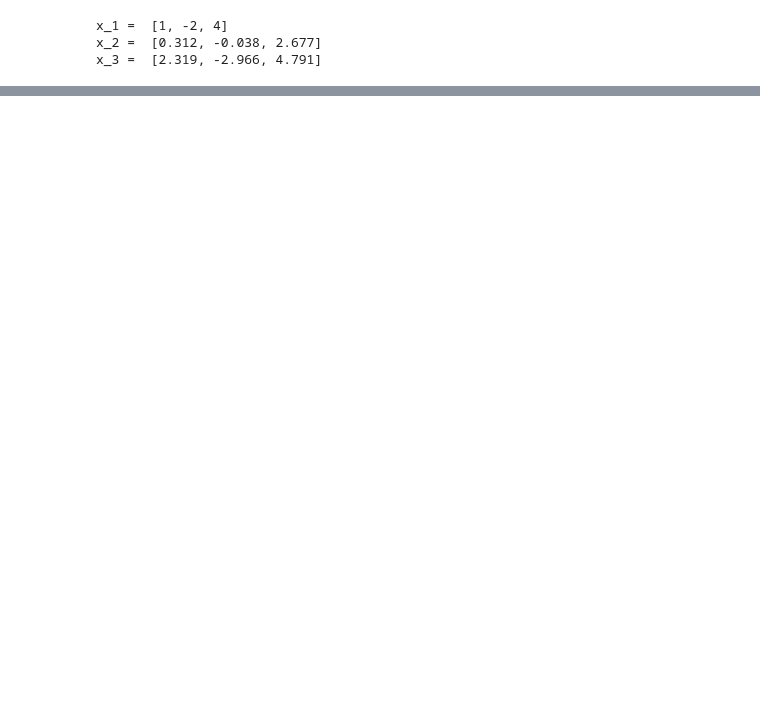
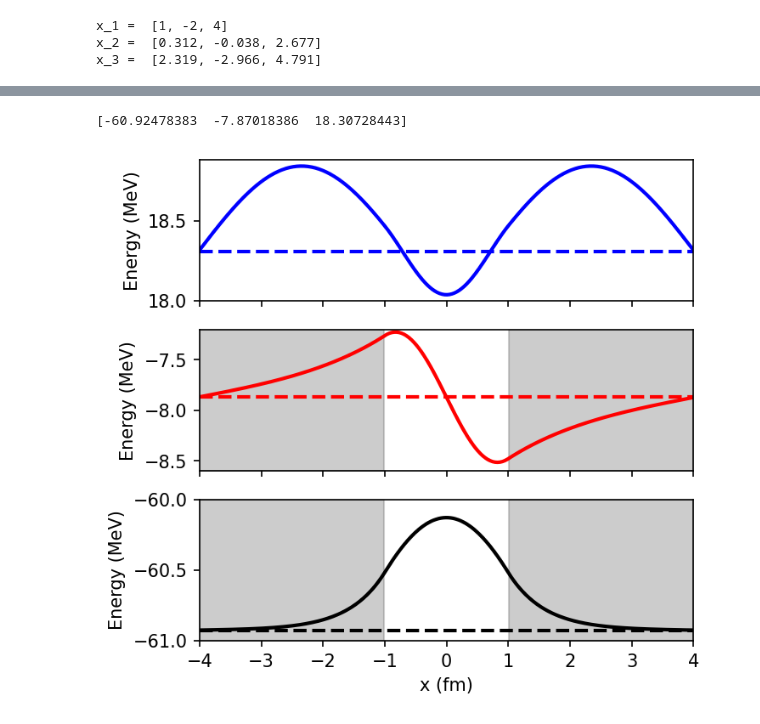
Before and after one commit to saturnaxis/CompPhysics, a Jupyter notebook: docs/_sources/Chapter_7/Eigenvalues.ipynb, the cells around one changed output, grey strips where cells are left out. Drawn from its saved outputs; the diff is of its cells as text; code cells hidden in the pictures; blank space fills up the shorter version.

```diff
--- a/docs/_sources/Chapter_7/Eigenvalues.ipynb
+++ b/docs/_sources/Chapter_7/Eigenvalues.ipynb
@@ -344,0 +444,67 @@ lambda_2 =  (0.587-1.321j)
+# %%
+import numpy as np
+from numpy.linalg import eigh
+import matplotlib.pyplot as plt
+from scipy.constants import hbar, m_p, eV
+
+
+fm = 1e-15
+const = hbar**2/(2*m_p)/(eV*1e6*fm**2) #2*m_p/hbar**2 converted to MeV fm**2 units
+V_o = -83
+
+well_width = 2.
+well_left, well_right = -well_width/2, well_width/2
+
+x_left, x_right = -4., 4.
+n_steps = 401
+h = (x_right-x_left)/n_steps
+x = np.arange(x_left,x_right+h,h)
+N = len(x)
+
+left_idx = int(np.abs(x_left-well_left)/h)+1
+right_idx = int(np.abs(x_left-well_right)/h)+1
+width_idx = right_idx - left_idx
+
+#Construct the Hamiltonian
+K = np.diagflat(2*np.ones(N),0) - np.diagflat(np.ones(N-1),1) - np.diagflat(np.ones(N-1),-1)
+V = np.zeros((N,N))
+V[left_idx:right_idx,left_idx:right_idx] = np.diagflat(V_o*np.ones(width_idx))
+H = const*K/h**2 + V
+
+Es, evectors = eigh(H)
+z = np.argsort(Es)
+evectors = evectors[z]
+Es = Es[z]
+print(Es[:3])
+for i in range(3):
+        # normalize the eigenvectors:
+        evectors[:, i] = evectors[:, i] / np.sqrt(np.trapz(np.conj(evectors[:,i])*evectors[:,i],x))
+
+fig = plt.figure(figsize=(5,5),dpi=150)
+ax1 = fig.add_subplot(311)
+ax2 = fig.add_subplot(312)
+ax3 = fig.add_subplot(313)
+ax_list = [ax1, ax2, ax3]
+
+color = ['k', 'r', 'b']
+well_sides = np.array([[-61, -8.6, 18],[-60, -7.2, 19]])
+for i in range(0,3):
+    ax = ax_list[2-i]
+    wavefunction = -evectors[:,i] + Es[i]*np.ones(N)
+    ax.plot(x,wavefunction,'-',color=color[i],lw=2)
+    ax.plot(x,Es[i]*np.ones(N),'--', color=color[i], lw = 2)
+
+    #ax.set_ylim(-83,-60)
+    ax.set_xlim(-4,4)
+    if i > 0:
+        ax.set_xticklabels([])
+    if well_sides[0,i] < 0:
+        ax.fill_between(x[:left_idx],well_sides[0,i],well_sides[1,i],color='gray',alpha = 0.4)
+        ax.fill_between(x[right_idx:],well_sides[0,i],well_sides[1,i],color='gray',alpha = 0.4)
+        ax.set_ylim(well_sides[0,i],well_sides[1,i])
+
+    ax.set_ylabel("Energy (MeV)")
+ax3.set_xlabel("x (fm)");
+# %% [output]
+[-60.92478383  -7.87018386  18.30728443]
+[figure, added]
```
Also changed, not shown: parts of 15 cells of this notebook, 13 other files.
